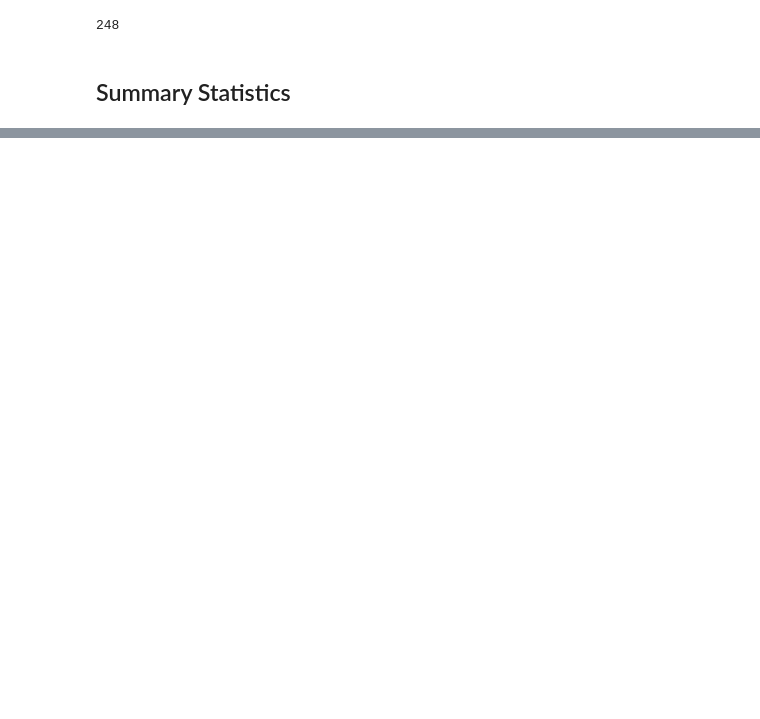
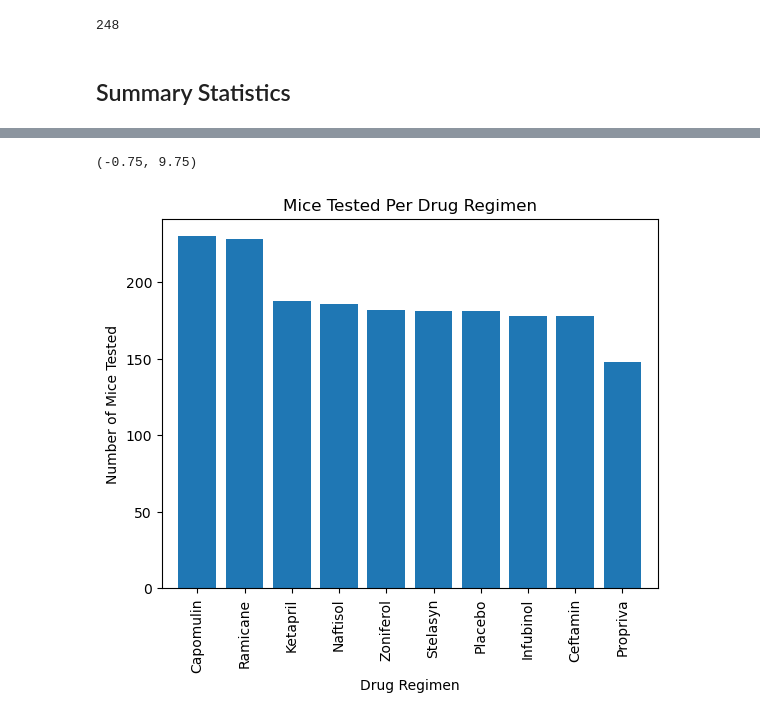
Before and after one commit to mbarre8/Data_Visualization-Challenge, a Jupyter notebook: Pymaceuticals/pymaceuticals.ipynb, the cells around one changed output, grey strips where cells are left out. Cells and saved outputs as stored; diff of their text form; code cells hidden in the pictures; blank space fills up the shorter version.

```diff
--- a/Pymaceuticals/pymaceuticals.ipynb
+++ b/Pymaceuticals/pymaceuticals.ipynb
@@ -203,0 +210,28 @@ Summary_stats_df["Tumor Volume (mm3)"].agg(["mean","median", "var", "std", "sem"
+# %%
+#Counting number of mice test for each Drug, value for y axis
+y=clean_df_final["Drug Regimen"].value_counts()
+#number of drug counted, values for x axis
+x=np.arange(len(y))
+#set labels for x axis
+labels= y.index.values
+
+#set location for xticks
+tick_locations = [value for value in x]
+plt.xticks(tick_locations, labels)
+
+#plot bar graph
+plt.bar(x, y, align="center")
+
+#adjust xtick labels
+plt.xticks(rotation=90)
+
+#labeling x & y axis and giving graph title
+plt.xlabel("Drug Regimen")
+plt.ylabel("Number of Mice Tested")
+plt.title("Mice Tested Per Drug Regimen")
+
+#setting limits for graph
+plt.xlim(-0.75, len(x)-0.25)
+# %% [output]
+(-0.75, 9.75)
+[figure, added]
```
Also changed, not shown: parts of 26 cells of this notebook, 2 other files.
